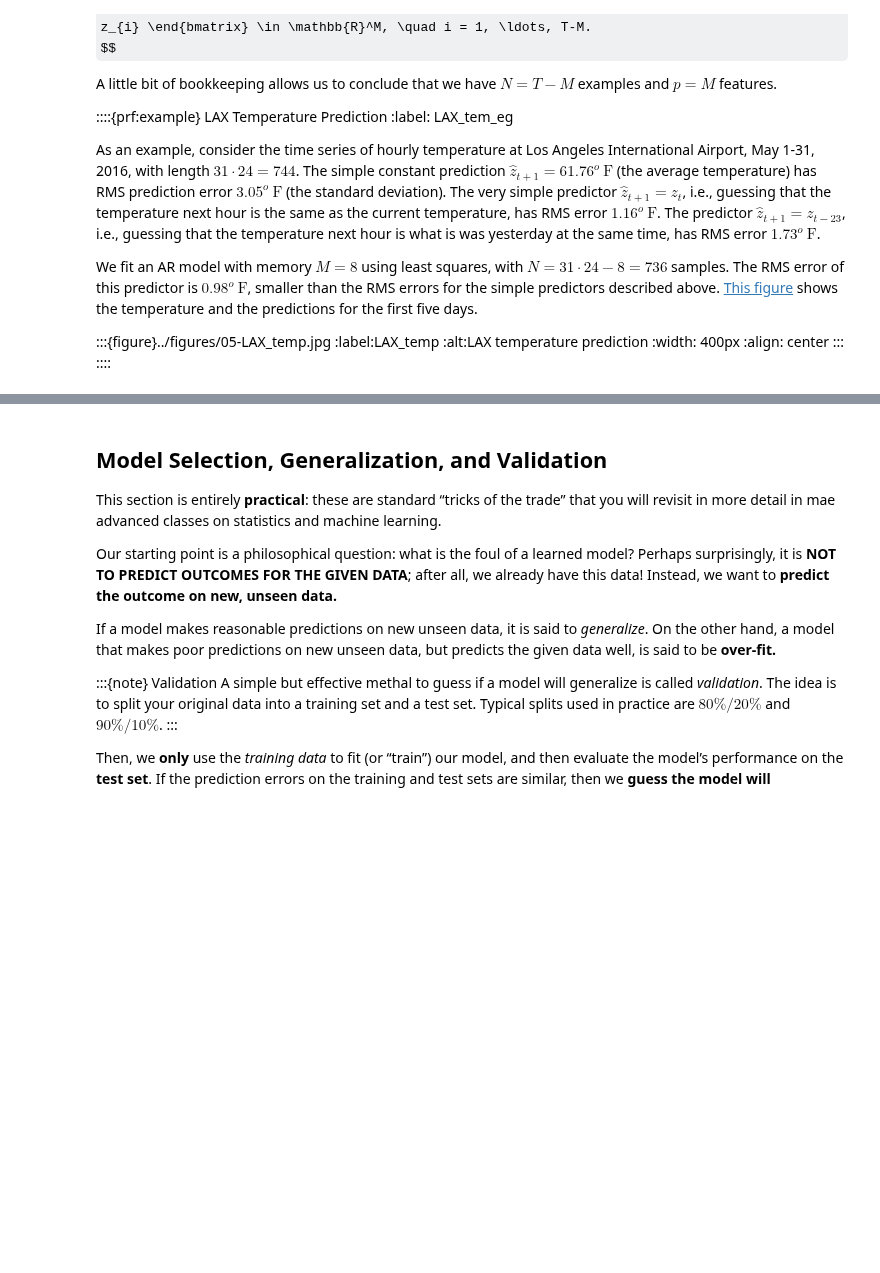
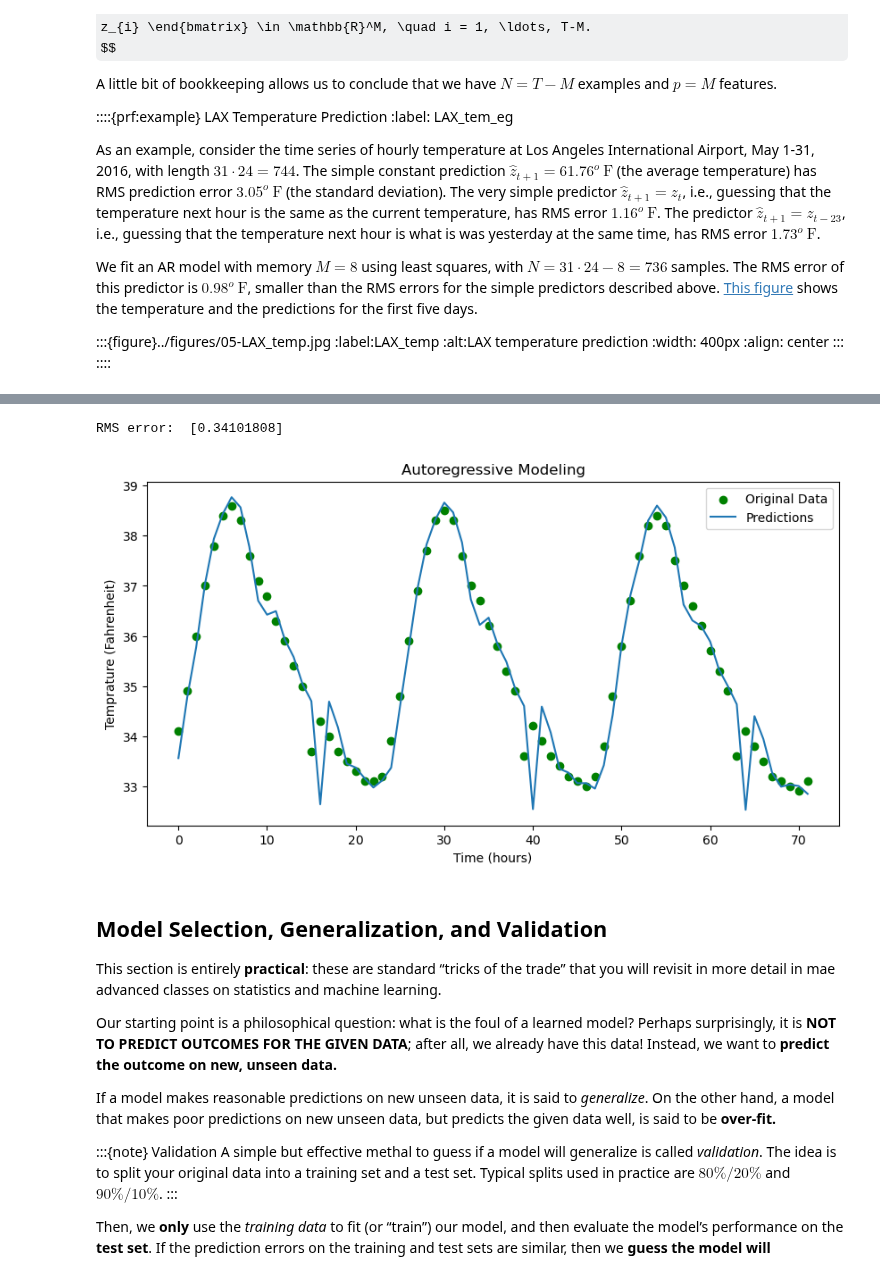
Before and after one commit to nikolaimatni/ese-2030, a Jupyter notebook: 03_Ch_4_Orthogonality/056-least_squares_data.ipynb, the cells around one changed output, grey strips where cells are left out. Cells and saved outputs as stored; diff of their text form; code cells hidden in the pictures; some formulas as TeX source; blank space fills up the shorter version.

Commit message:
least squares temp data fitting NumPy

```diff
--- a/03_Ch_4_Orthogonality/056-least_squares_data.ipynb
+++ b/03_Ch_4_Orthogonality/056-least_squares_data.ipynb
@@ -319,3 +323,45 @@ We fit an AR model with memory $M=8$ using least squares, with $N=31 \cdot 24 -
+# %%
+import pandas as pd
+import numpy as np
+import matplotlib.pyplot as plt
+
+# Data source: https://www.ncei.noaa.gov/cdo-web/search
+# Read CSV file into pandas DataFrame
+df = pd.read_csv('LGA_temp.csv') # Temperature at LGA airport for 2010 (12 months)
+temp = df['HLY-TEMP-NORMAL'].to_numpy()
+
+memory = 8
+T = temp.size
+N = T - memory
+
+# Function to create the dataset for AR model
+def create_data(data, M):
+    X, y = [], []
+    for i in range(M, len(data)):
+        X.append(data[i-M:i])
+        y.append(data[i])
+    return np.array(X), np.array(y)
+
+# Create lagged dataset
+X_data, y_data = create_data(temp, memory)
+
+theta, residual, rank, sing_val = np.linalg.lstsq(X_data, y_data, rcond=None)
+y_pred = X_data @ theta
+
+print("RMS error: ", np.sqrt(residual/N))
+# Plot predictions
+plot_hours = 24*3 # first 3 days of 2010
+plt.figure(figsize=(10, 5))
+plt.scatter(np.arange(plot_hours), y_data[:plot_hours], color='green', label='Original Data')
+plt.plot(y_pred[:plot_hours], label='Predictions')
+plt.xlabel('Time (hours)')
+plt.ylabel('Temprature (Fahrenheit)')
+plt.title('Autoregressive Modeling')
+plt.legend()
+plt.show()
+# %% [output]
+RMS error:  [0.34101808]
+[figure, added]
 # %% [markdown]
 ## Model Selection, Generalization, and Validation
 
```
Also changed, not shown: parts of 1 cell of this notebook, 1 other file.
